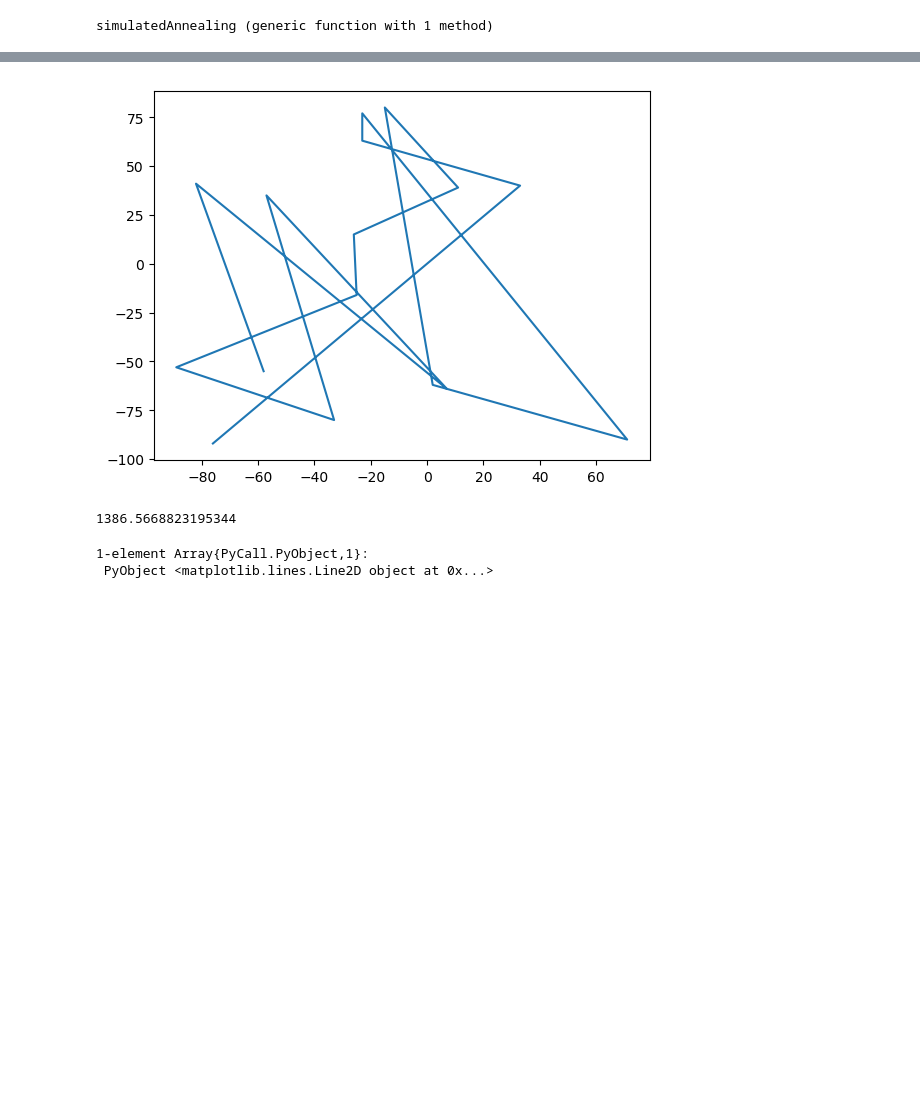
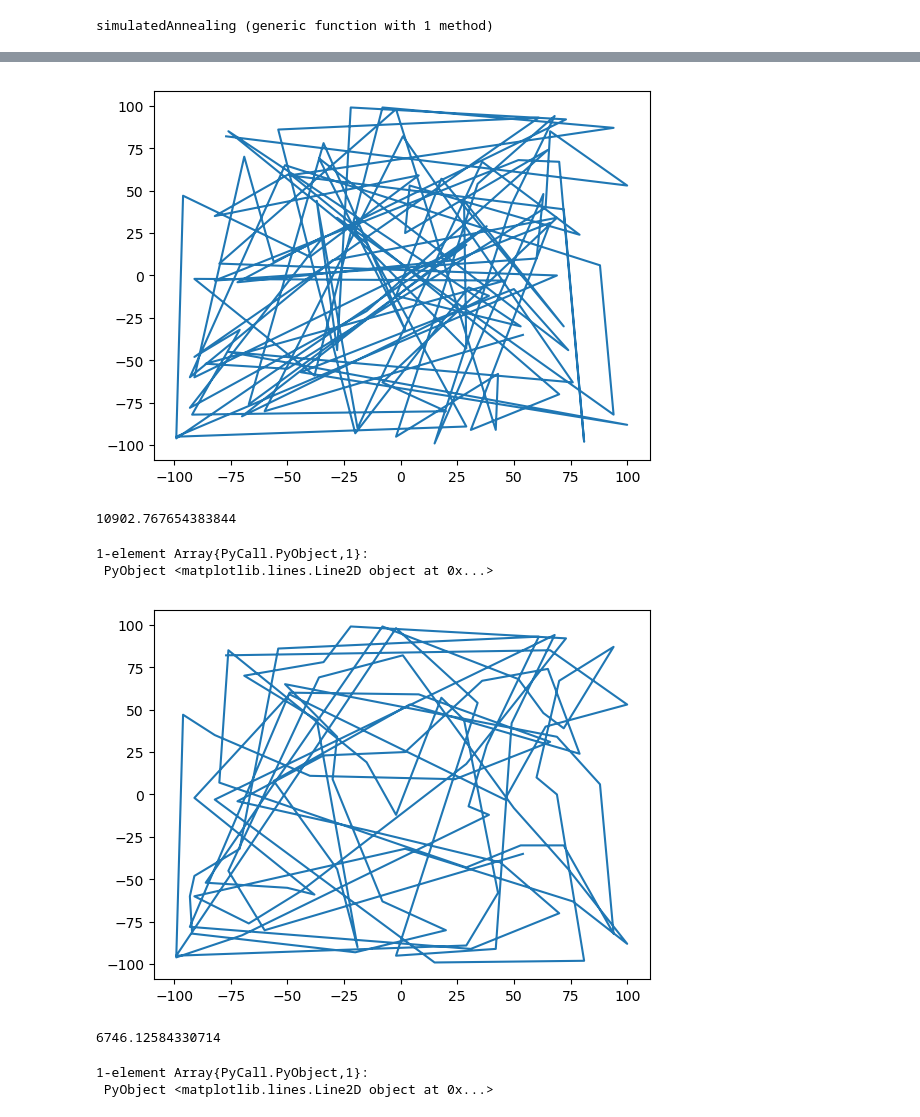
Before and after one commit to k-jano/mownit, a Jupyter notebook: proj2/zad1.ipynb, the cells around one changed output, grey strips where cells are left out. Saved outputs shown, nothing was run; the diff lists cells and outputs as text; code cells hidden in the pictures; blank space fills up the shorter version.

```diff
--- a/proj2/zad1.ipynb
+++ b/proj2/zad1.ipynb
@@ -100,9 +156,24 @@ PyPlot.plot(mapPoints[:,1], mapPoints[:,2])
 # %%
-simulatedAnnealing(mapPoints, N, Temperature, Limit)
+using PyPlot
+
+N=100
+range1=-100
+range2=100
+mapPoints = generate_points(N, range1, range2)
 println(calculateWay(mapPoints, N))
 PyPlot.plot(mapPoints[:,1], mapPoints[:,2])
 # %% [output]
-[figure, old version]
+[figure, new version]
-1386.5668823195344
+10902.767654383844
 1-element Array{PyCall.PyObject,1}:
  PyObject <matplotlib.lines.Line2D object at 0x...>
+# %%
+Temperature=100
+results = simulatedAnnealing(mapPoints, N, Temperature)
+println(calculateWay(results, N))
+PyPlot.plot(results[:,1], results[:,2])
+# %% [output]
+[figure, added]
+6746.12584330714
+1-element Array{PyCall.PyObject,1}:
+ PyObject <matplotlib.lines.Line2D object at 0x...>
```
Also changed, not shown: parts of 9 cells of this notebook, 2 other files.
